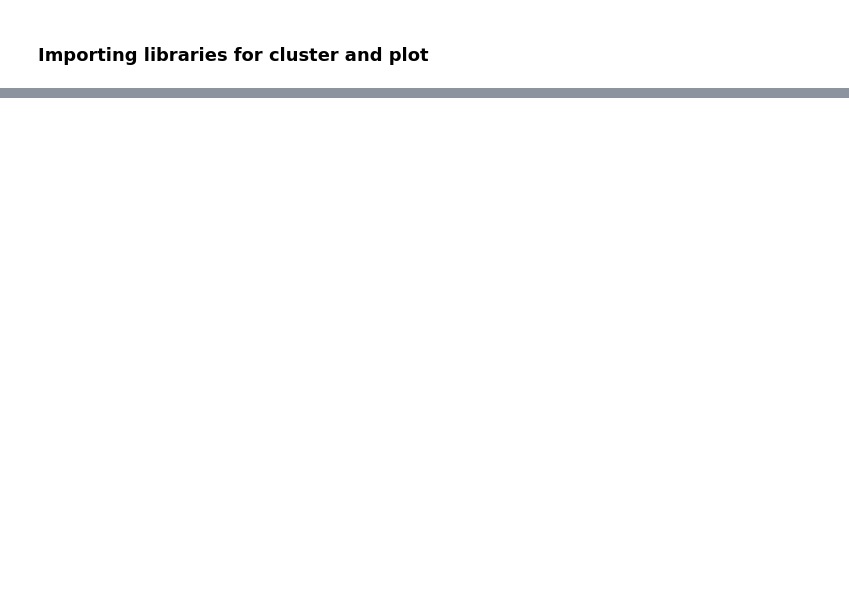
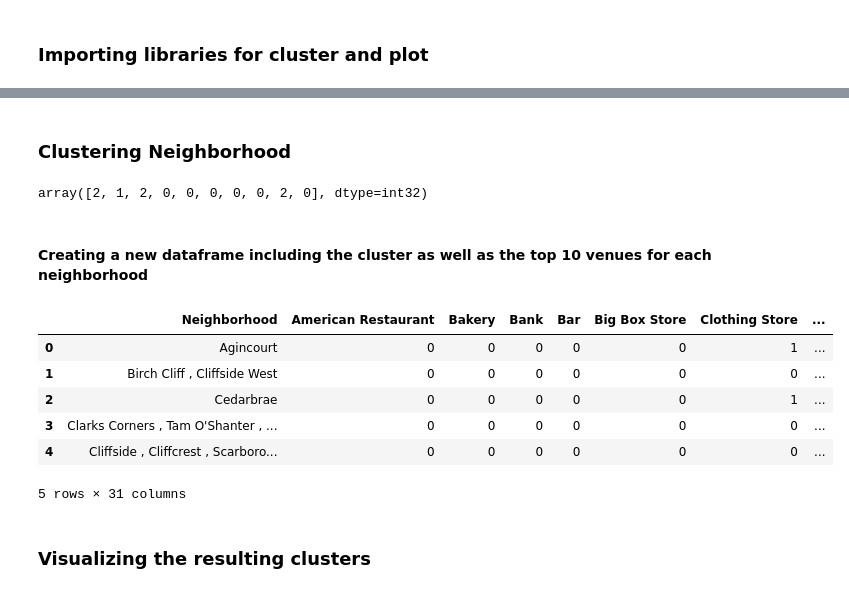
Before and after one commit to ChinghsiuLee/Assignment-of-course-9-IBM-Data-Science, a Jupyter notebook: notebook_Ching-hsiu_Lee_DMnVGYgBo.ipynb, the cells around one changed output, grey strips where cells are left out. Drawn from its saved outputs; the diff is of its cells as text; code cells hidden in the pictures; blank space fills up the shorter version.

```diff
--- a/notebook_Ching-hsiu_Lee_DMnVGYgBo.ipynb
+++ b/notebook_Ching-hsiu_Lee_DMnVGYgBo.ipynb
@@ -200,0 +404,4 @@ df3
+# %%
+Scarborough_grouped=Scarborough_onehot.groupby('Neighborhood').mean().reset_index()
+
+Scarborough_grouped
@@ -200,0 +468,5 @@ df3
+# %%
+def return_most_common_venues(row, number_top_venues):
+    row_categories=row.iloc[1:]
+    row_categories_sorted=row_categories.sort_values(ascending=False)
+    return row_categories_sorted.index.values[0:num_top_venue]
@@ -200,0 +475,19 @@ df3
+# %%
+num_top_venue=10
+indicators=['st','nd','rd']
+# Creating columns according to number of top venues
+columns=['Neighborhood']
+for ind in np.arange(num_top_venue):
+    try:
+        columns.append('{}{} Most common Venues'.format(ind+1,indicators[ind]))
+    except:
+        columns.append('{}th Most Common Venue.'.format(ind+1))
+
+ # creating a new dataframe
+neighborhoods_venues_sorted=pd.DataFrame(columns=columns)
+neighborhoods_venues_sorted['Neighborhood']=Scarborough_grouped['Neighborhood']
+
+for ind in np.arange(Scarborough_grouped.shape[0]):
+    neighborhoods_venues_sorted.iloc[ind,1:]=return_most_common_venues(Scarborough_grouped.iloc[ind,:],num_top_venue)
+
+neighborhoods_venues_sorted.head()
@@ -200,0 +501,32 @@ df3
+# %% [markdown]
+### Clustering Neighborhood
+# %%
+# Running k-means to cluster the neighborhood into clusters
+Kcluster=5
+Scarborough_grouped_clustering=Scarborough_grouped.drop('Neighborhood',1)
+# Running k-means clustering
+kmeans=KMeans(n_clusters=Kcluster,random_state=0).fit(Scarborough_grouped_clustering)
+#checking cluster label generated for each row in the dataframe
+kmeans.labels_[0:10]
+# %% [output]
+array([2, 1, 2, 0, 0, 0, 0, 0, 2, 0], dtype=int32)
+# %% [markdown]
+#### Creating a new dataframe including the cluster as well as the top 10 venues for each neighborhood
+# %%
+# adding clustering labels
+neighborhoods_venues_sorted.insert(0,'Clusters label',kmeans.labels_)
+Scarborough_merged=Scarborough
+# Merging Scarborough_grouped with Scarborough_data to add latitude and longitude for each neighborhood
+Scarborough_merged=Scarborough_merged.join(neighborhoods_venues_sorted.set_index('Neighborhood'),on='Neighborhood')
+# Checking the last columns
+Scarborough_grouped.head()
+# %% [output]
+|  | Neighborhood | American Restaurant | Bakery | Bank | Bar | Big Box Store | Clothing Store | ... |
+| 0 | Agincourt | 0 | 0 | 0 | 0 | 0 | 1 | ... |
+| 1 | Birch Cliff , Cliffside West | 0 | 0 | 0 | 0 | 0 | 0 | ... |
+| 2 | Cedarbrae | 0 | 0 | 0 | 0 | 0 | 1 | ... |
+| 3 | Clarks Corners , Tam O'Shanter , ... | 0 | 0 | 0 | 0 | 0 | 0 | ... |
+| 4 | Cliffside , Cliffcrest , Scarboro... | 0 | 0 | 0 | 0 | 0 | 0 | ... |
+5 rows × 31 columns
+# %% [markdown]
+### Visualizing the resulting clusters
```
Also changed, not shown: parts of 43 cells of this notebook.
